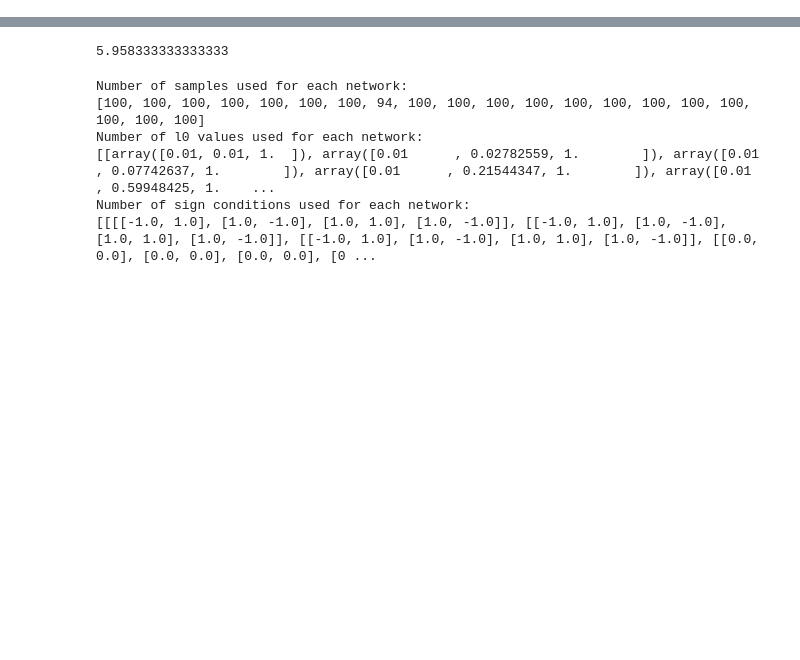
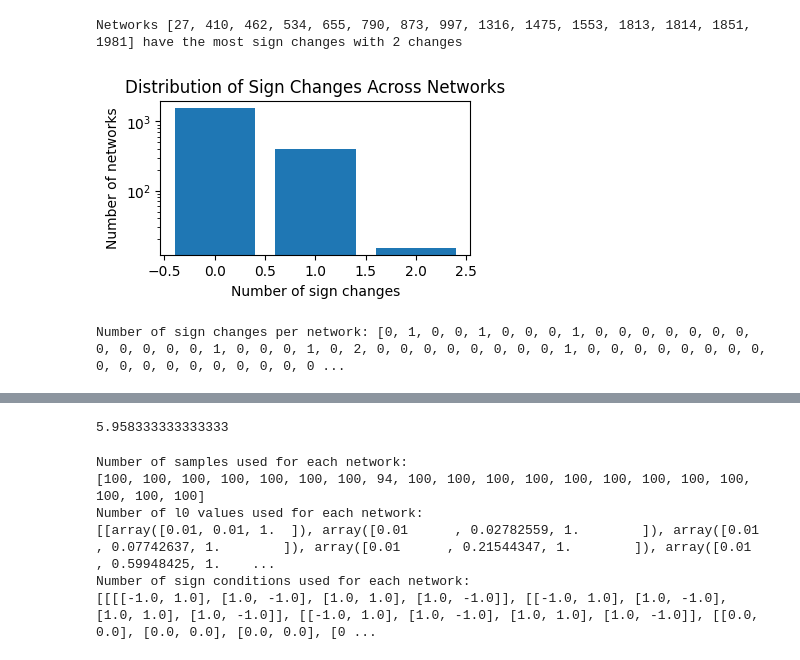
Before and after one commit to csfloyd/GlycanAnalysis, a Jupyter notebook: Python/run_scan_local.ipynb, the cells around one changed output, grey strips where cells are left out. Drawn from its saved outputs; the diff is of its cells as text; code cells hidden in the pictures; blank space fills up the shorter version.

```diff
--- a/Python/run_scan_local.ipynb
+++ b/Python/run_scan_local.ipynb
@@ -287,3 +314,65 @@ n_complexes - (n_species - len(L)) - n_lcs
+# %%
+from scipy.interpolate import griddata
+import numpy as np
+import matplotlib.pyplot as plt
+
+# List to store number of sign changes for each network
+num_sign_changes = []
+
+# Loop over networks
+for network_index in range(len(data_logger.network_data)):
+    interaction_matrix = data_logger.get_network_by_index(network_index)['interaction_matrix']
+    sign_conditions = data_logger.get_network_by_index(network_index)['sign_conditions']
+    rates = data_logger.get_network_by_index(network_index)['network_params']['reactions']
+    target_node_idx = species_names.index(target_node)
+
+    C_full_list = data_logger.get_network_by_index(network_index)['C_full_list']
+    l0_list = data_logger.get_network_by_index(network_index)['l0_list']
+
+
+    # Get d_log_C values and find sign changes
+    d_log_C_d_log_l0_list = convert_to_log(data_logger, network_index)
+    d_vals = [d_log_C_d_log_l0_list[i][target_node_idx][0] for i in range(len(C_full_list))]
+
+    # Find indices where sign changes occur
+    sign_change_indices = []
+    for i in range(len(d_vals)-1):
+        if d_vals[i] * d_vals[i+1] < 0:  # Sign change occurs
+            sign_change_indices.append(i)
+
+    C_vals = [C_full[target_node_idx] for C_full in C_full_list]
+    l0_x = [np.log10(l0[0]) for l0 in l0_list]
+    d_vals_fd = calculate_finite_differences(C_vals, l0_x, log_y=True, log_x=False)
+
+    if check_list_consistency(d_vals_fd, d_vals, threshold=0.2, pad = 4):
+        num_sign_changes.append(len(sign_change_indices))
+    else:
+        print(d_vals_fd)
+        print(d_vals)
+        print(f"Network {network_index} has inconsistent derivatives")
+
+
+# Find index of network with maximum number of sign changes
+max_sign_changes = max(num_sign_changes)
+max_sign_changes_indices = [i for i, x in enumerate(num_sign_changes) if x == max_sign_changes]
+print(f"Networks {max_sign_changes_indices} have the most sign changes with {max_sign_changes} changes")
+
+# Create histogram of number of sign changes
+plt.figure(figsize=(4, 2))
+plt.hist(num_sign_changes, bins=range(min(num_sign_changes), max(num_sign_changes) + 2, 1),
+         align='left', rwidth=0.8)
+plt.xlabel('Number of sign changes')
+plt.ylabel('Number of networks')
+plt.title('Distribution of Sign Changes Across Networks')
+plt.yscale('log')
+#plt.grid(True, alpha=0.3)
+plt.show()
+
+print("Number of sign changes per network:", num_sign_changes)
+# %% [output]
+Networks [27, 410, 462, 534, 655, 790, 873, 997, 1316, 1475, 1553, 1813, 1814, 1851, 1981] have the most sign changes with 2 changes
+[figure, added]
+Number of sign changes per network: [0, 1, 0, 0, 1, 0, 0, 0, 1, 0, 0, 0, 0, 0, 0, 0, 0, 0, 0, 0, 0, 1, 0, 0, 0, 1, 0, 2, 0, 0, 0, 0, 0, 0, 0, 0, 1, 0, 0, 0, 0, 0, 0, 0, 0, 0, 0, 0, 0, 0, 0, 0, 0, 0, 0 ...
 # %%
 G = get_digraph_from_adjacency_matrix(adjacency_matrix, input_substrates, NR, NS)
 print(len(count_simple_paths(G, 'R0', target_node)))
```
Also changed, not shown: parts of 6 cells of this notebook, 12 other files.
